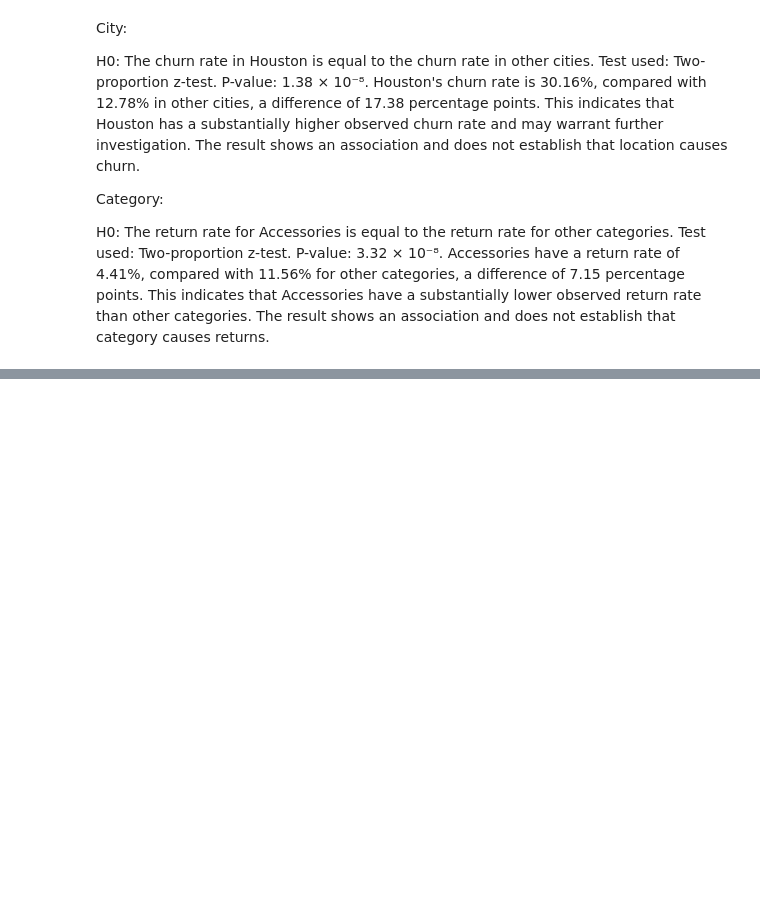
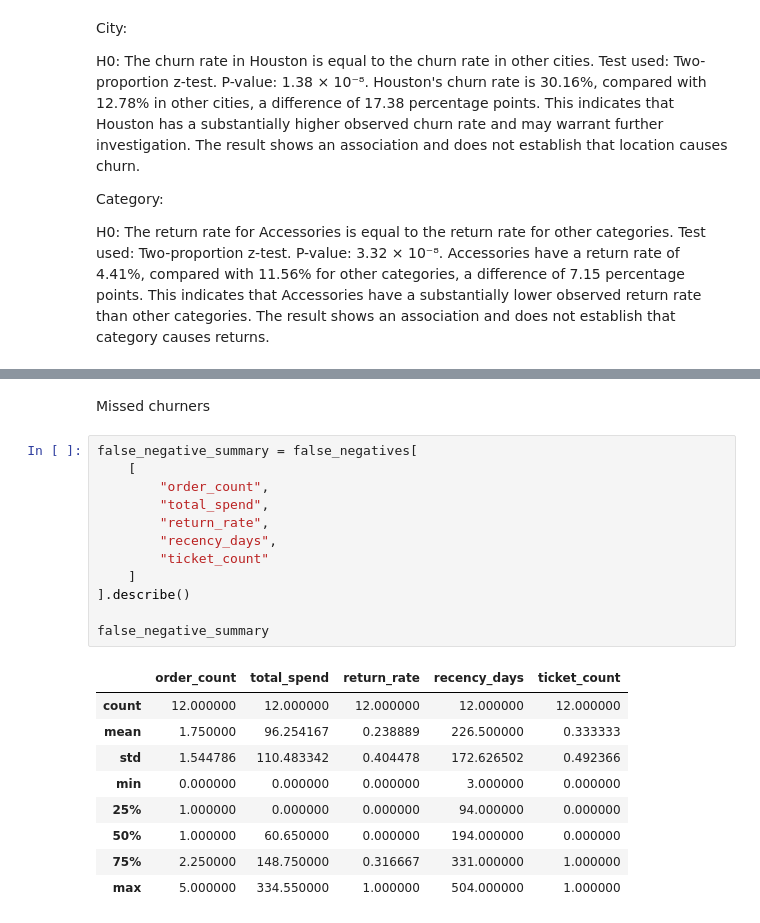
Before and after one commit to rachanasree-ai/Pulse-Cart, a Jupyter notebook: analysis.ipynb, the cells around one changed output, grey strips where cells are left out. Cells and saved outputs as stored; diff of their text form; blank space fills up the shorter version.

```diff
--- a/analysis.ipynb
+++ b/analysis.ipynb
@@ -1280,0 +1874,24 @@ Accessories have a return rate of 4.41%, compared with 11.56% for other categori
+# %% [markdown]
+Missed churners
+# %%
+false_negative_summary = false_negatives[
+    [
+        "order_count",
+        "total_spend",
+        "return_rate",
+        "recency_days",
+        "ticket_count"
+    ]
+].describe()
+
+false_negative_summary
+# %% [output]
+|  | order_count | total_spend | return_rate | recency_days | ticket_count |
+| count | 12.000000 | 12.000000 | 12.000000 | 12.000000 | 12.000000 |
+| mean | 1.750000 | 96.254167 | 0.238889 | 226.500000 | 0.333333 |
+| std | 1.544786 | 110.483342 | 0.404478 | 172.626502 | 0.492366 |
+| min | 0.000000 | 0.000000 | 0.000000 | 3.000000 | 0.000000 |
+| 25% | 1.000000 | 0.000000 | 0.000000 | 94.000000 | 0.000000 |
+| 50% | 1.000000 | 60.650000 | 0.000000 | 194.000000 | 0.000000 |
+| 75% | 2.250000 | 148.750000 | 0.316667 | 331.000000 | 1.000000 |
+| max | 5.000000 | 334.550000 | 1.000000 | 504.000000 | 1.000000 |
```
Also changed, not shown: parts of 60 cells of this notebook.
